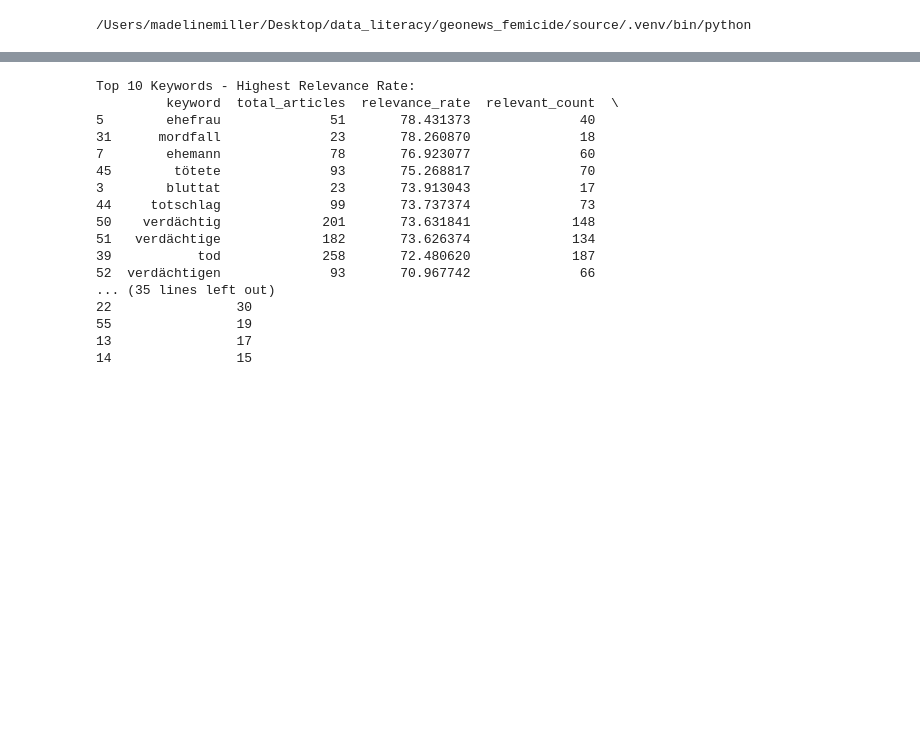
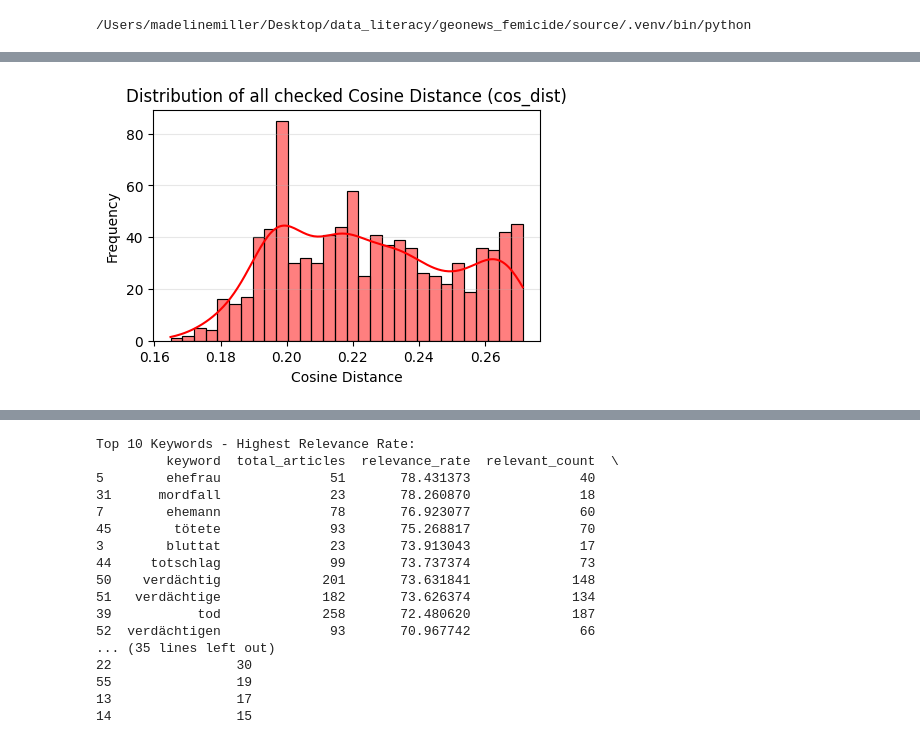
Before and after one commit to madelinemmiller18/geonews_femicide, a Jupyter notebook: experiments/exploratory/query_relevance_compare.ipynb, the cells around one changed output, grey strips where cells are left out. Saved outputs shown, nothing was run; the diff lists cells and outputs as text; code cells hidden in the pictures; blank space fills up the shorter version.

```diff
--- a/source/query_relevance_compare.ipynb
+++ b/experiments/exploratory/query_relevance_compare.ipynb
@@ -25,3 +103,16 @@ df_key = pd.read_csv(f'{source_path}manual_tag/femicide_keywords.csv')
+# %%
+#what is the distribution of the distances of all checked articles?
+plt.figure(figsize=(5, 3))
+sns.histplot(data=df_32_checked['cos_dist'], kde=True, color='red', bins=30)
+
+plt.title('Distribution of all checked Cosine Distance (cos_dist)')
+plt.xlabel('Cosine Distance')
+plt.ylabel('Frequency')
+plt.grid(axis='y', alpha=0.3)
+
+plt.show()
+# %% [output]
+[figure, added]
 # %%
 #For the query, how many relavant/irrelavant articles are included in each cosine bin?
 
```
Also changed, not shown: parts of 7 cells of this notebook, 2 other files.
